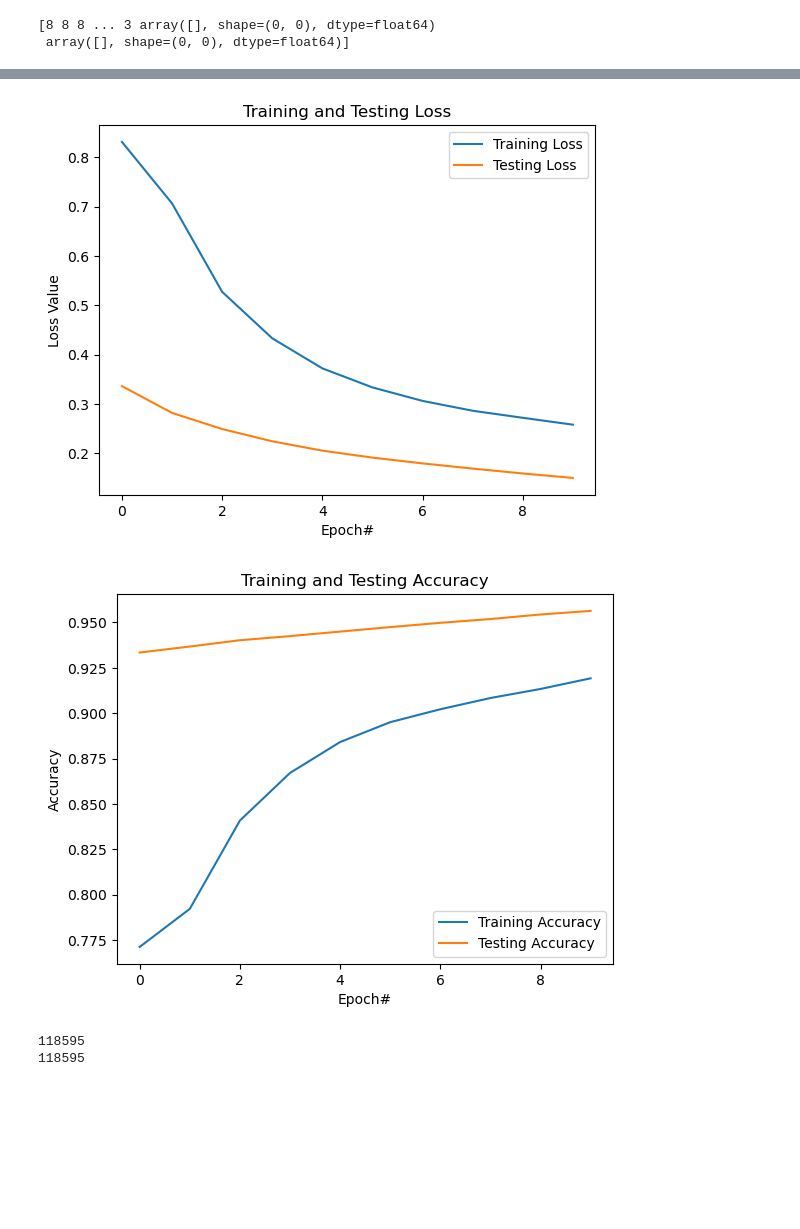
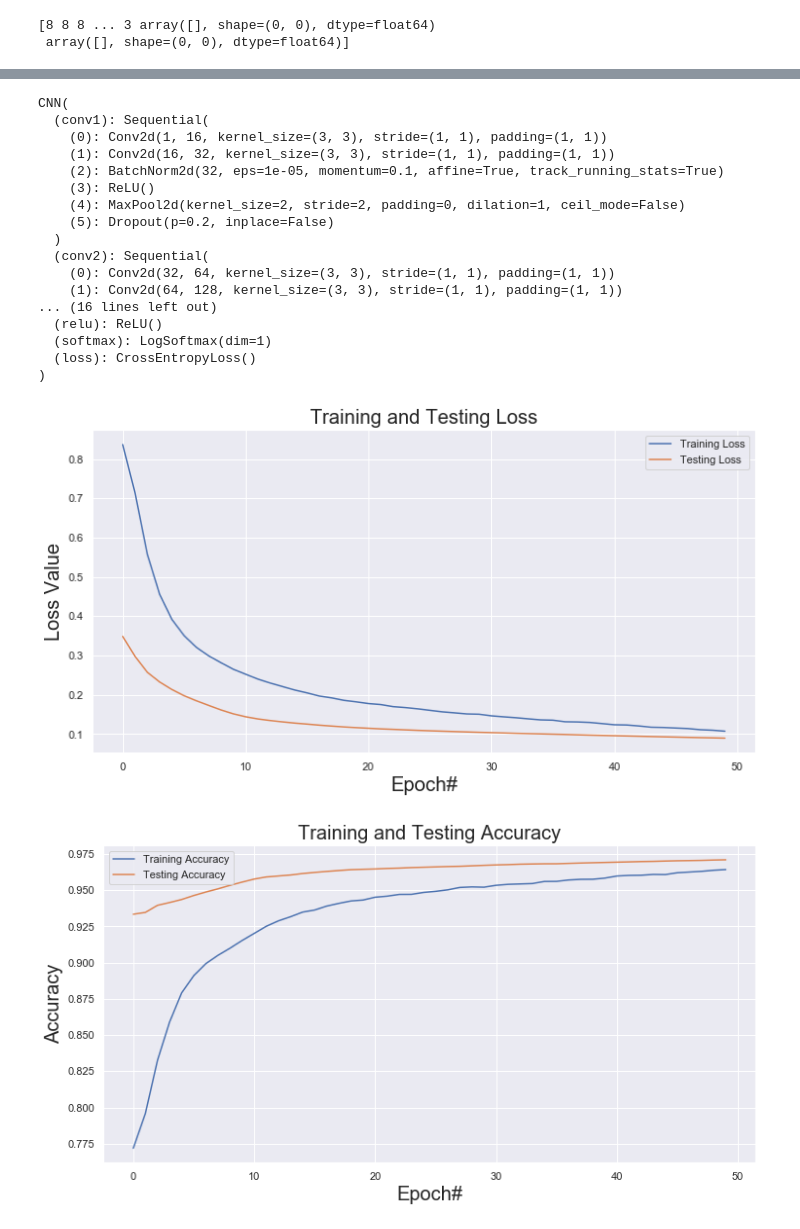
Before and after one commit to xalzh/Deep-Learning-Projects, a Jupyter notebook: WM-811K/CNN.ipynb, the cells around one changed output, grey strips where cells are left out. Saved outputs shown, nothing was run; the diff lists cells and outputs as text; code cells hidden in the pictures; blank space fills up the shorter version.

```diff
--- a/WM-811K/CNN.ipynb
+++ b/WM-811K/CNN.ipynb
@@ -227,5 +227,5 @@ def train_and_evaluate(number_of_epochs, model, train_loader, val_loader, min_lo
     return loss_values, acc
 # %%
 model = CNN().to(device)
-loss_value, accuracy = train_and_evaluate(10, model, train_dataloader, test_dataloader, min_loss=0.02)
+loss_value, accuracy = train_and_evaluate(50, model, train_dataloader, test_dataloader, min_loss=0.02)
 # %% [output]
@@ -259,31 +259,55 @@ Testing Accuracy: 0.9474429782031283
 import os
 path = os.getcwd()+"/cnn.pth"
 model.save_model(path)
+# %%
+print(model)
+# %% [output]
+CNN(
+  (conv1): Sequential(
+    (0): Conv2d(1, 16, kernel_size=(3, 3), stride=(1, 1), padding=(1, 1))
+    (1): Conv2d(16, 32, kernel_size=(3, 3), stride=(1, 1), padding=(1, 1))
+    (2): BatchNorm2d(32, eps=1e-05, momentum=0.1, affine=True, track_running_stats=True)
+    (3): ReLU()
+    (4): MaxPool2d(kernel_size=2, stride=2, padding=0, dilation=1, ceil_mode=False)
+    (5): Dropout(p=0.2, inplace=False)
+  )
+  (conv2): Sequential(
+    (0): Conv2d(32, 64, kernel_size=(3, 3), stride=(1, 1), padding=(1, 1))
+    (1): Conv2d(64, 128, kernel_size=(3, 3), stride=(1, 1), padding=(1, 1))
+... (16 lines left out)
+  (relu): ReLU()
+  (softmax): LogSoftmax(dim=1)
+  (loss): CrossEntropyLoss()
+)
 # %%
 #plot the training and testing loss and accuracy
 import matplotlib.pyplot as plt
 train_loss = loss_value[0]
 test_loss = loss_value[1]
 train_accuracy = accuracy[0]
 test_accuracy = accuracy[1]
 
-plt.plot(train_loss, label="Training Loss")
-plt.plot(test_loss, label="Testing Loss")
-plt.legend()
-plt.xlabel("Epoch#")
-plt.ylabel("Loss Value")
-plt.title("Training and Testing Loss")
+fig, ax = plt.subplots(figsize=(12, 6))
+
+ax.plot(train_loss, label="Training Loss")
+ax.plot(test_loss, label="Testing Loss")
+ax.legend()
+ax.set_xlabel("Epoch#", fontsize=20)
+ax.set_ylabel("Loss Value", fontsize=20)
+ax.set_title("Training and Testing Loss", fontsize=20)
 plt.show()
-plt.plot(train_accuracy, label="Training Accuracy")
-plt.plot(test_accuracy, label="Testing Accuracy")
-plt.xlabel("Epoch#")
-plt.ylabel("Accuracy")
-plt.title("Training and Testing Accuracy")
-plt.legend()
+
+fig, ax = plt.subplots(figsize=(12, 6))
+ax.plot(train_accuracy, label="Training Accuracy")
+ax.plot(test_accuracy, label="Testing Accuracy")
+ax.set_xlabel("Epoch#", fontsize=20)
+ax.set_ylabel("Accuracy", fontsize=20)
+ax.set_title("Training and Testing Accuracy", fontsize=20)
+ax.legend()
 plt.show()
 # %% [output]
-[figure, old version]
+[figure, new version]
-[figure, old version]
+[figure, new version]
 # %%
 failure_type = {'Center':0,'Donut':1,'Edge-Loc':2,'Edge-Ring':3,'Loc':4,'Random':5,'Scratch':6,'Near-full':7,'none':8}
 failure_list = ["Center","Donut","Edge-Loc","Edge-Ring","Loc","Random","Scratch","Near-full","None"]
@@ -300,7 +323,0 @@ for images,labels in tqdm(test_dataloader, leave=False, desc="Testing Batches"):
-# %%
-print(len(prediction))
-print(len(true))
-for i in range(len(prediction)):
-# %% [output]
-118595
-118595
```
Also changed, not shown: parts of 5 cells of this notebook, 4 other files.
